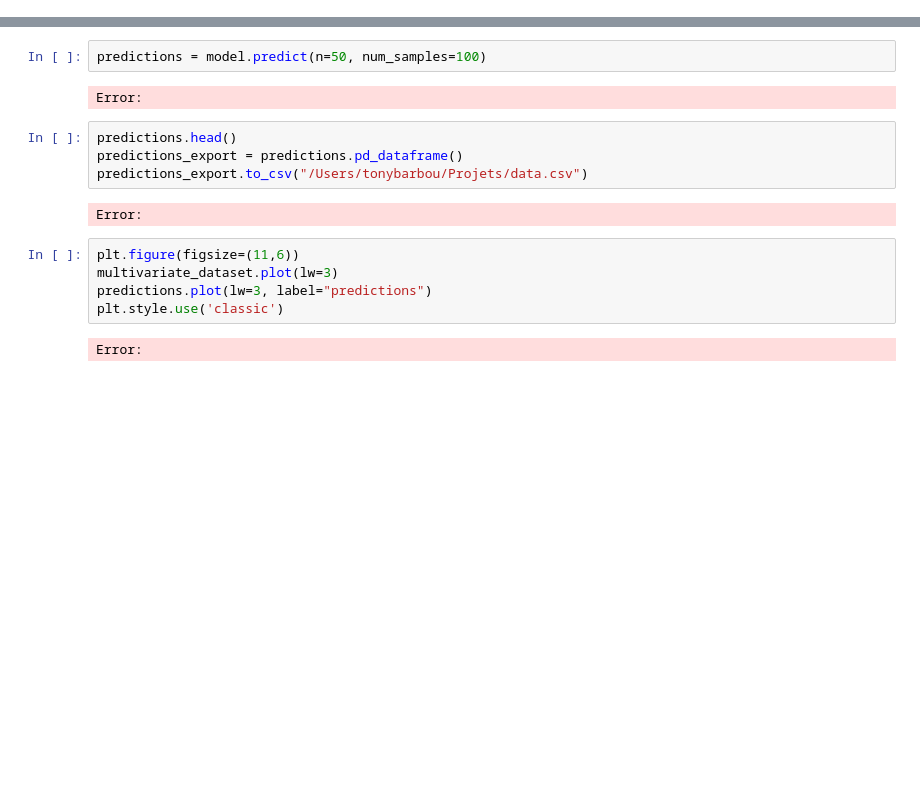
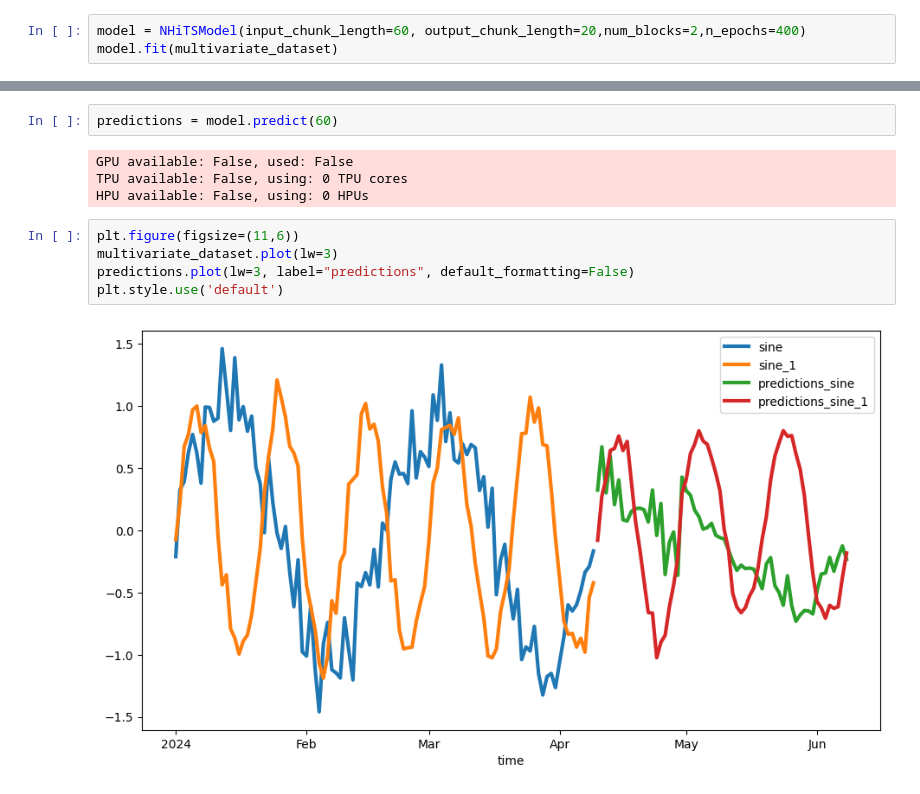
Before and after one commit to TonyBarbou/vigilant-broccoli, a Jupyter notebook: notebooks/darts.ipynb, the cells around one changed output, grey strips where cells are left out. Saved outputs shown, nothing was run; the diff lists cells and outputs as text; blank space fills up the shorter version.

```diff
--- a/notebooks/darts.ipynb
+++ b/notebooks/darts.ipynb
@@ -24,0 +31,3 @@ Error:
+# %%
+model = NHiTSModel(input_chunk_length=60, output_chunk_length=20,num_blocks=2,n_epochs=400)
+model.fit(multivariate_dataset)
@@ -25,17 +54,13 @@ Error:
 # %%
-predictions = model.predict(n=50, num_samples=100)
+predictions = model.predict(60)
 # %% [output]
-Error:
+GPU available: False, used: False
+TPU available: False, using: 0 TPU cores
+HPU available: False, using: 0 HPUs
-# %%
-predictions.head()
-predictions_export = predictions.pd_dataframe()
-predictions_export.to_csv("/Users/tonybarbou/Projets/data.csv")
-# %% [output]
-Error:
 # %%
 plt.figure(figsize=(11,6))
 multivariate_dataset.plot(lw=3)
-predictions.plot(lw=3, label="predictions")
-plt.style.use('classic')
+predictions.plot(lw=3, label="predictions", default_formatting=False)
+plt.style.use('default')
 # %% [output]
-Error:
+[figure, added]
```
Also changed, not shown: parts of 5 cells of this notebook, 1 other file.
